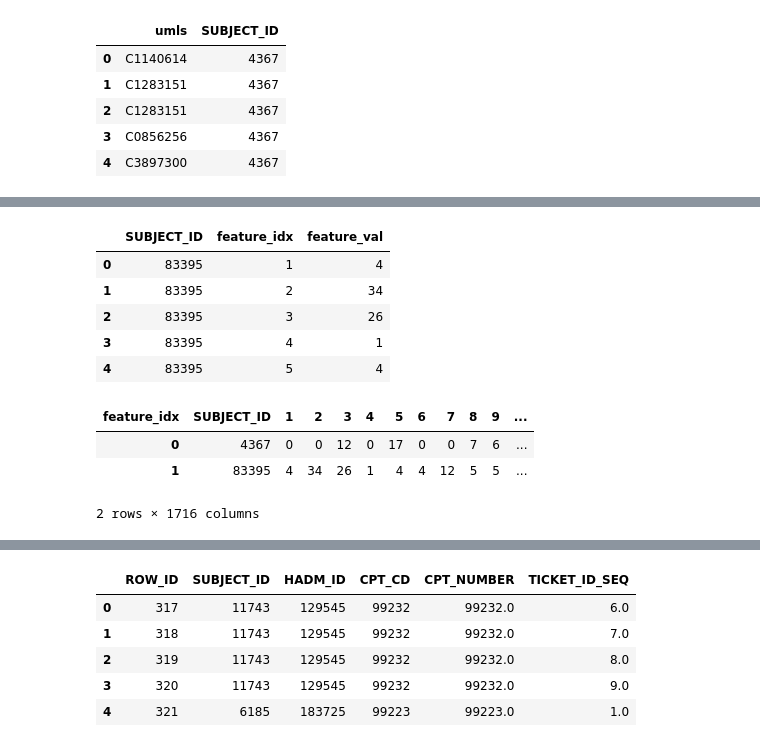
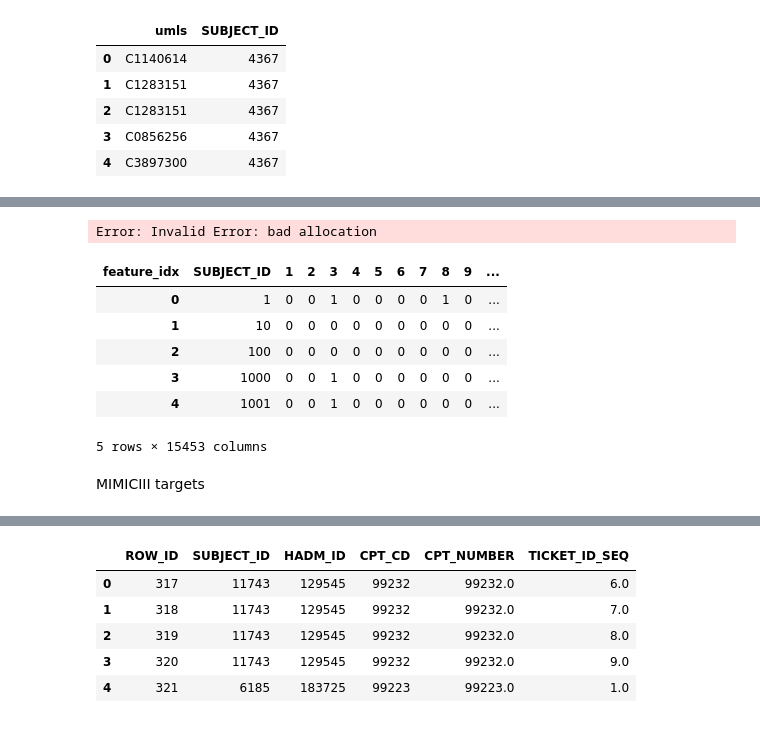
Before and after one commit to ajs-p/patient_representation, a Jupyter notebook: code/notebooks/prepare_for_nn.ipynb, the cells around one changed output, grey strips where cells are left out. Cells and saved outputs as stored; diff of their text form; code cells hidden in the pictures.

```diff
--- a/code/notebooks/prepare_for_nn.ipynb
+++ b/code/notebooks/prepare_for_nn.ipynb
@@ -106,34 +368,49 @@ umls.to_csv(os.path.join('data', 'consumed', 'feature_map.csv'))
 # %%
-pat_feat_long_df = con.execute("""
-with patients as (
-    select distinct subject_id from all_pat_df
-)
-select p.subject_id
-,c.feature_idx
-,count(pc.umls) feature_val
-from umls c
-cross join patients p
-left join all_pat_df pc
-on c.CUI = pc.umls
-and p.subject_id = pc.subject_id
-group by p.subject_id
-,c.feature_idx
-""").df()
-pat_feat_long_df.head()
+# pat_feat_long_df = con.execute("""
+# with patients as (
+#     select distinct subject_id from all_pat_df
+# )
+# ,pat_feat as (
+#     select p.subject_id
+#     ,u.feature_idx
+#     ,u.CUI
+#     from umls u
+#     cross join patients p
+# )
+# select pf.subject_id
+# ,pf.feature_idx
+# ,count(p.umls) feature_val
+# from pat_feat pf
+# left join all_pat_df p
+# on pf.CUI = p.umls
+# and pf.subject_id = p.subject_id
+# group by pf.subject_id
+# ,pf.feature_idx
+
+# /*select p.subject_id
+# ,c.feature_idx
+# ,count(pc.umls) feature_val
+# from umls c
+# cross join patients p
+# left join all_pat_df pc
+# on c.CUI = pc.umls
+# and p.subject_id = pc.subject_id
+# group by p.subject_id
+# ,c.feature_idx*/
+# """).df()
+# pat_feat_long_df.head()
 # %% [output]
-|  | SUBJECT_ID | feature_idx | feature_val |
-| 0 | 83395 | 1 | 4 |
-| 1 | 83395 | 2 | 34 |
-| 2 | 83395 | 3 | 26 |
-| 3 | 83395 | 4 | 1 |
-| 4 | 83395 | 5 | 4 |
+Error: Invalid Error: bad allocation
 # %%
-pat_feat_wide = pat_feat_long_df.pivot(index='SUBJECT_ID', columns='feature_idx', values='feature_val')
-pat_feat_wide = pat_feat_wide.reset_index()
-pat_feat_wide.head(2)
+# pat_feat_wide = pat_feat_long_df.pivot(index='SUBJECT_ID', columns='feature_idx', values='feature_val')
+# pat_feat_wide = pat_feat_wide.reset_index()
+# pat_feat_wide.head()
 # %% [output]
 | feature_idx | SUBJECT_ID | 1 | 2 | 3 | 4 | 5 | 6 | 7 | 8 | 9 | ... |
-| 0 | 4367 | 0 | 0 | 12 | 0 | 17 | 0 | 0 | 7 | 6 | ... |
-| 1 | 83395 | 4 | 34 | 26 | 1 | 4 | 4 | 12 | 5 | 5 | ... |
+| 0 | 1 | 0 | 0 | 1 | 0 | 0 | 0 | 0 | 1 | 0 | ... |
+| 1 | 10 | 0 | 0 | 0 | 0 | 0 | 0 | 0 | 0 | 0 | ... |
+| 2 | 100 | 0 | 0 | 0 | 0 | 0 | 0 | 0 | 0 | 0 | ... |
+| 3 | 1000 | 0 | 0 | 1 | 0 | 0 | 0 | 0 | 0 | 0 | ... |
+| 4 | 1001 | 0 | 0 | 1 | 0 | 0 | 0 | 0 | 0 | 0 | ... |
-2 rows × 1716 columns
+5 rows × 15453 columns
 # %%
@@ -146,6 +423,8 @@ pat_feat_wide.to_csv(os.path.join('data', 'consumed', 'patient_feature.csv'), in
 # header=None, names=cols, index_col=False)
 
 # umls_rel.head()
+# %% [markdown]
+MIMICIII targets
 # %%
 cpt = pd.read_csv(os.path.join('data', 'CPTEVENTS.csv'))
 cpt.head()
```
Also changed, not shown: parts of 39 cells of this notebook, 3 other files.
